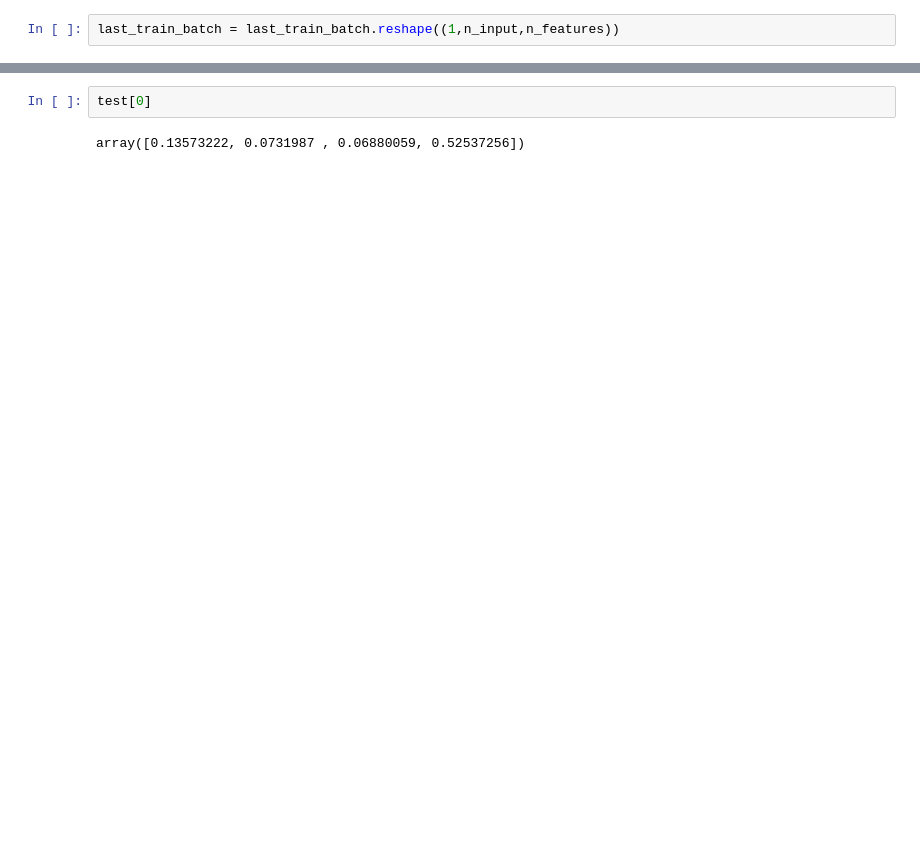
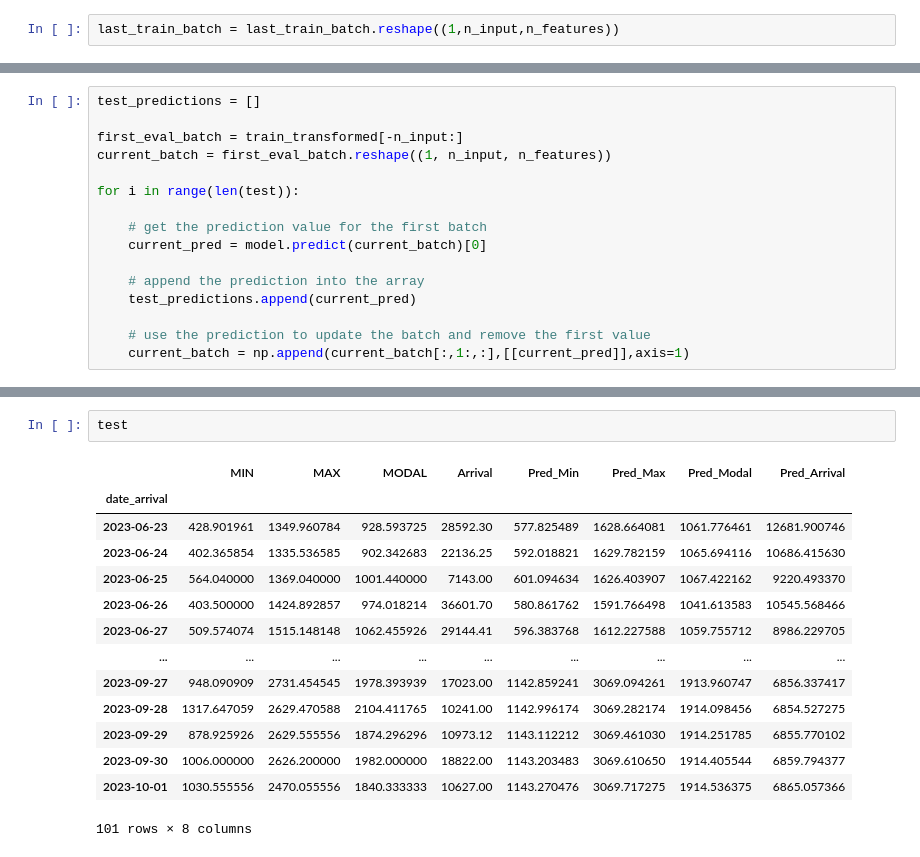
Before and after one commit to ajayt0m/Forecasting_Crop_Prices_Maharashtra, a Jupyter notebook: EDA2.ipynb, the cells around one changed output, grey strips where cells are left out. Drawn from its saved outputs; the diff is of its cells as text; blank space fills up the shorter version.

```diff
--- a/EDA2.ipynb
+++ b/EDA2.ipynb
@@ -420,0 +430,16 @@ array([[0.185886]], dtype=float32)
+# %%
+test_predictions = []
+
+first_eval_batch = train_transformed[-n_input:]
+current_batch = first_eval_batch.reshape((1, n_input, n_features))
+
+for i in range(len(test)):
+
+    # get the prediction value for the first batch
+    current_pred = model.predict(current_batch)[0]
+
+    # append the prediction into the array
+    test_predictions.append(current_pred)
+
+    # use the prediction to update the batch and remove the first value
+    current_batch = np.append(current_batch[:,1:,:],[[current_pred]],axis=1)
@@ -421,4 +474,17 @@ array([[0.185886]], dtype=float32)
 # %%
-test[0]
+test
 # %% [output]
+|  | MIN | MAX | MODAL | Arrival | Pred_Min | Pred_Max | Pred_Modal | Pred_Arrival |
+| date_arrival |  |  |  |  |  |  |  |  |
+| 2023-06-23 | 428.901961 | 1349.960784 | 928.593725 | 28592.30 | 577.825489 | 1628.664081 | 1061.776461 | 12681.900746 |
+| 2023-06-24 | 402.365854 | 1335.536585 | 902.342683 | 22136.25 | 592.018821 | 1629.782159 | 1065.694116 | 10686.415630 |
+| 2023-06-25 | 564.040000 | 1369.040000 | 1001.440000 | 7143.00 | 601.094634 | 1626.403907 | 1067.422162 | 9220.493370 |
+| 2023-06-26 | 403.500000 | 1424.892857 | 974.018214 | 36601.70 | 580.861762 | 1591.766498 | 1041.613583 | 10545.568466 |
+| 2023-06-27 | 509.574074 | 1515.148148 | 1062.455926 | 29144.41 | 596.383768 | 1612.227588 | 1059.755712 | 8986.229705 |
+| ... | ... | ... | ... | ... | ... | ... | ... | ... |
+| 2023-09-27 | 948.090909 | 2731.454545 | 1978.393939 | 17023.00 | 1142.859241 | 3069.094261 | 1913.960747 | 6856.337417 |
+| 2023-09-28 | 1317.647059 | 2629.470588 | 2104.411765 | 10241.00 | 1142.996174 | 3069.282174 | 1914.098456 | 6854.527275 |
+| 2023-09-29 | 878.925926 | 2629.555556 | 1874.296296 | 10973.12 | 1143.112212 | 3069.461030 | 1914.251785 | 6855.770102 |
+| 2023-09-30 | 1006.000000 | 2626.200000 | 1982.000000 | 18822.00 | 1143.203483 | 3069.610650 | 1914.405544 | 6859.794377 |
+| 2023-10-01 | 1030.555556 | 2470.055556 | 1840.333333 | 10627.00 | 1143.270476 | 3069.717275 | 1914.536375 | 6865.057366 |
-array([0.13573222, 0.0731987 , 0.06880059, 0.52537256])
+101 rows × 8 columns
```
Also changed, not shown: parts of 25 cells of this notebook, 1 other file.
